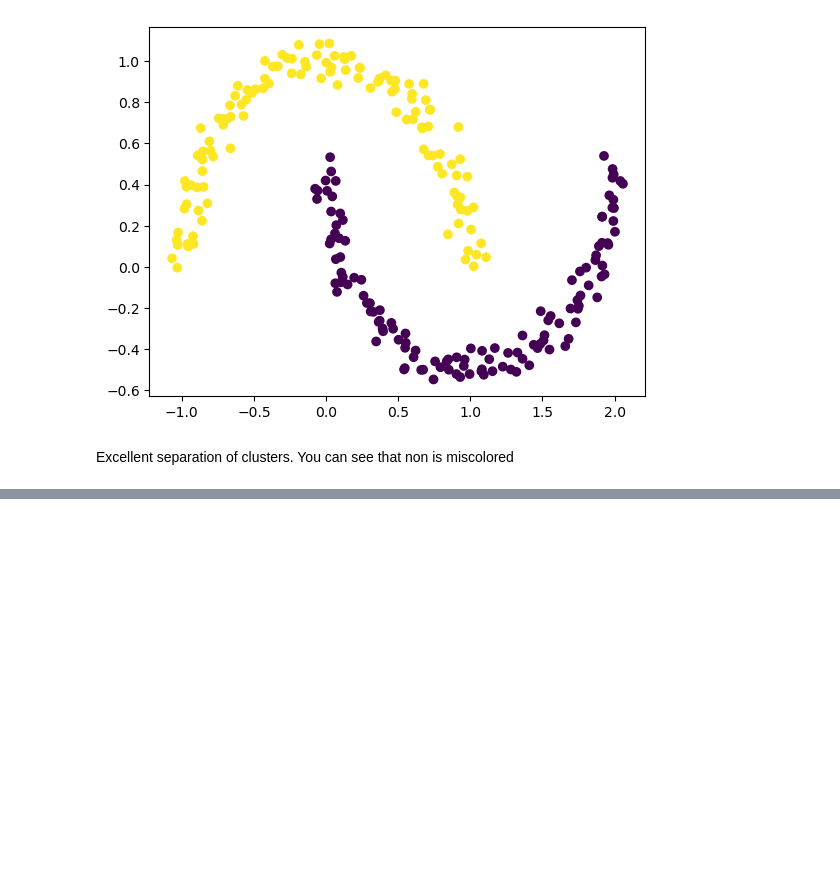
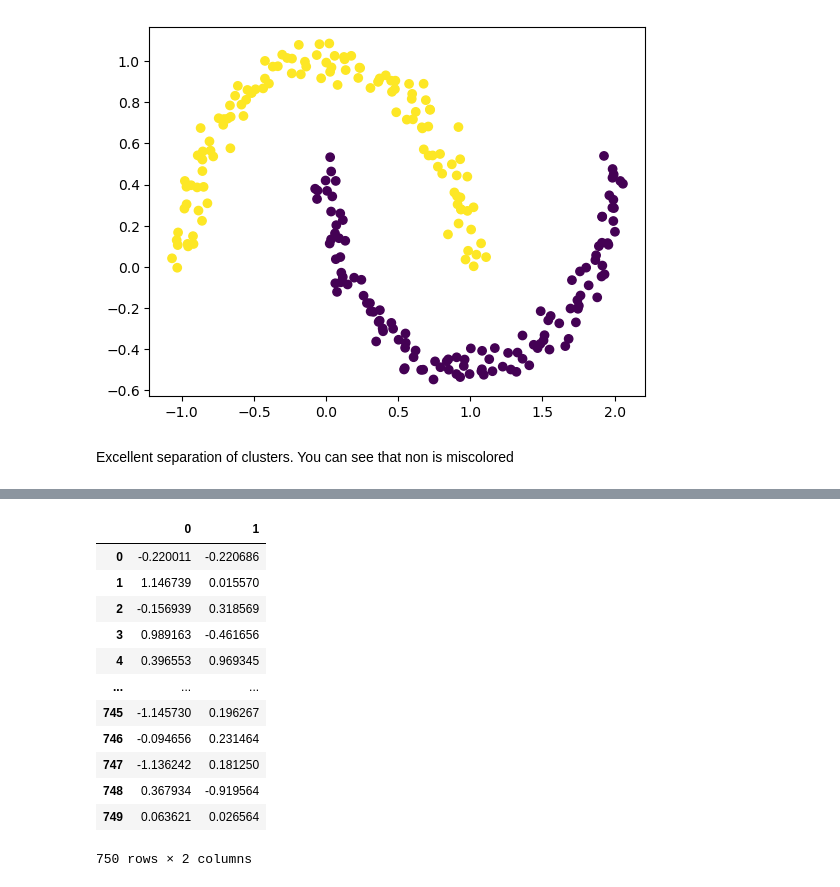
Before and after one commit to Udeani4/Machine-Learning-Course, a Jupyter notebook: unsupervised_machine_learning/machine_learning_DBSCAN_clustering.ipynb, the cells around one changed output, grey strips where cells are left out. Cells and saved outputs as stored; diff of their text form; code cells hidden in the pictures; blank space fills up the shorter version.

```diff
--- a/unsupervised_machine_learning/machine_learning_DBSCAN_clustering.ipynb
+++ b/unsupervised_machine_learning/machine_learning_DBSCAN_clustering.ipynb
@@ -75,0 +168,18 @@ Excellent separation of clusters. You can see that non is miscolored
+# %%
+import pandas as pd
+df=pd.DataFrame(X)
+df
+# %% [output]
+|  | 0 | 1 |
+| 0 | -0.220011 | -0.220686 |
+| 1 | 1.146739 | 0.015570 |
+| 2 | -0.156939 | 0.318569 |
+| 3 | 0.989163 | -0.461656 |
+| 4 | 0.396553 | 0.969345 |
+| ... | ... | ... |
+| 745 | -1.145730 | 0.196267 |
+| 746 | -0.094656 | 0.231464 |
+| 747 | -1.136242 | 0.181250 |
+| 748 | 0.367934 | -0.919564 |
+| 749 | 0.063621 | 0.026564 |
+750 rows × 2 columns
```
Also changed, not shown: parts of 16 cells of this notebook, 5 other files.
